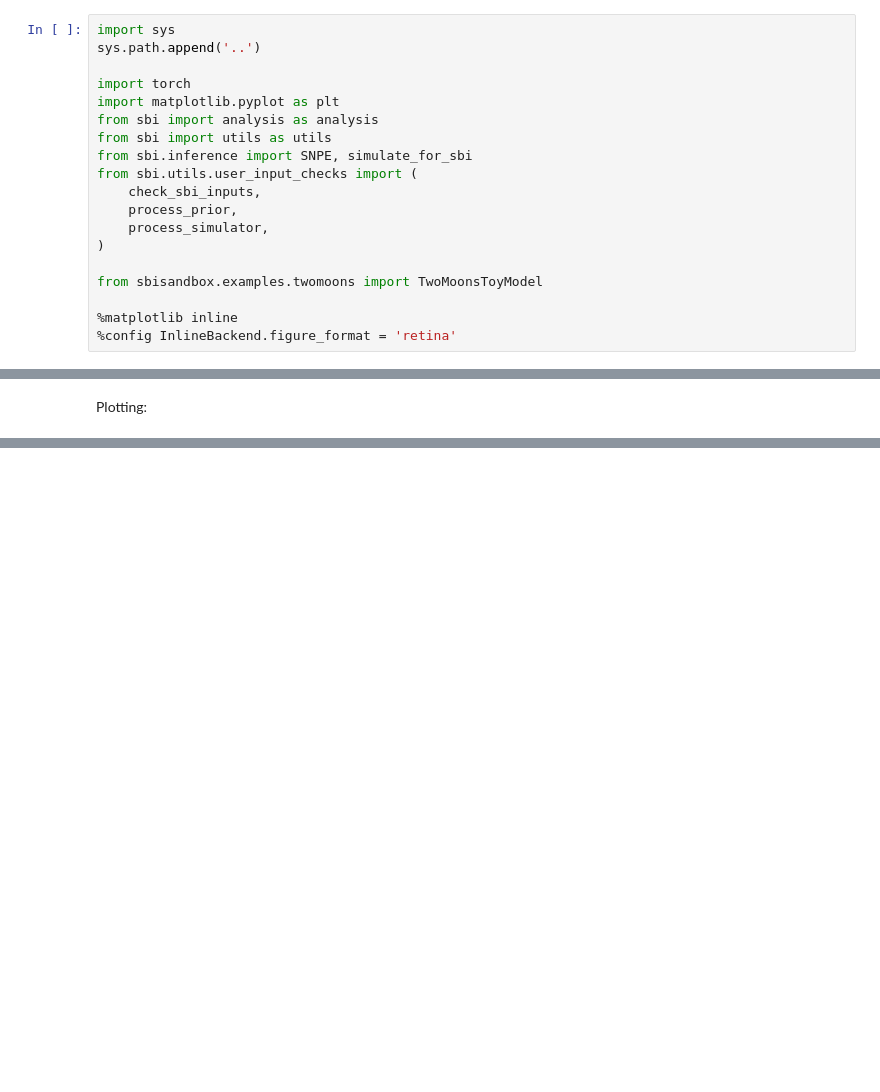
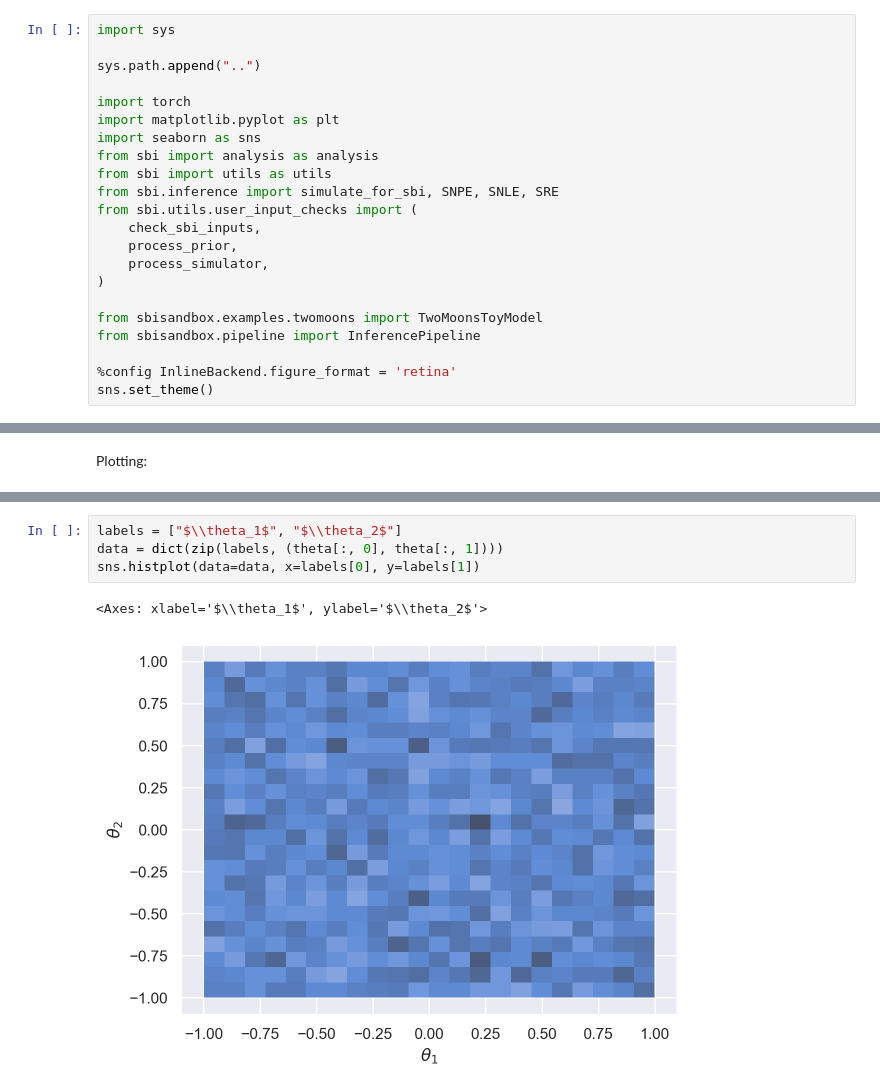
Before and after one commit to binado/sbisandbox, a Jupyter notebook: notebooks/twomoons.ipynb, the cells around one changed output, grey strips where cells are left out. Saved outputs shown, nothing was run; the diff lists cells and outputs as text; blank space fills up the shorter version.

```diff
--- a/notebooks/twomoons.ipynb
+++ b/notebooks/twomoons.ipynb
@@ -2,13 +2,15 @@
 # SBI experiments: the Two Moons toy model
 # %%
 import sys
-sys.path.append('..')
+
+sys.path.append("..")
 
 import torch
 import matplotlib.pyplot as plt
+import seaborn as sns
 from sbi import analysis as analysis
 from sbi import utils as utils
-from sbi.inference import SNPE, simulate_for_sbi
+from sbi.inference import simulate_for_sbi, SNPE, SNLE, SRE
 from sbi.utils.user_input_checks import (
     check_sbi_inputs,
     process_prior,
@@ -16,6 +18,7 @@ from sbi.utils.user_input_checks import (
 )
 
 from sbisandbox.examples.twomoons import TwoMoonsToyModel
+from sbisandbox.pipeline import InferencePipeline
 
-%matplotlib inline
 %config InlineBackend.figure_format = 'retina'
+sns.set_theme()
@@ -43,0 +59,7 @@ plt.show()
+# %%
+labels = ["$\\theta_1$", "$\\theta_2$"]
+data = dict(zip(labels, (theta[:, 0], theta[:, 1])))
+sns.histplot(data=data, x=labels[0], y=labels[1])
+# %% [output]
+<Axes: xlabel='$\\theta_1$', ylabel='$\\theta_2$'>
+[figure, added]
```
Also changed, not shown: parts of 8 cells of this notebook.
